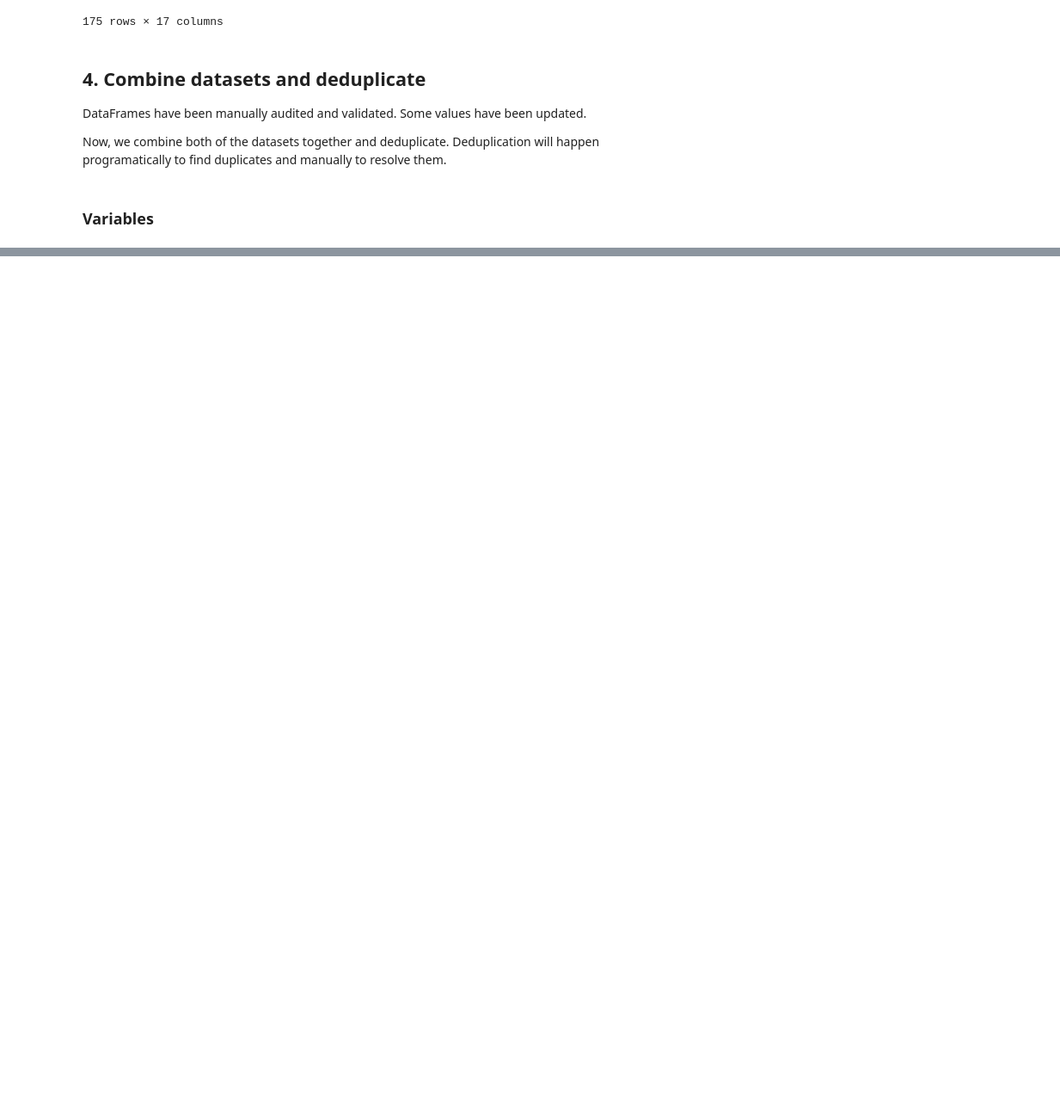
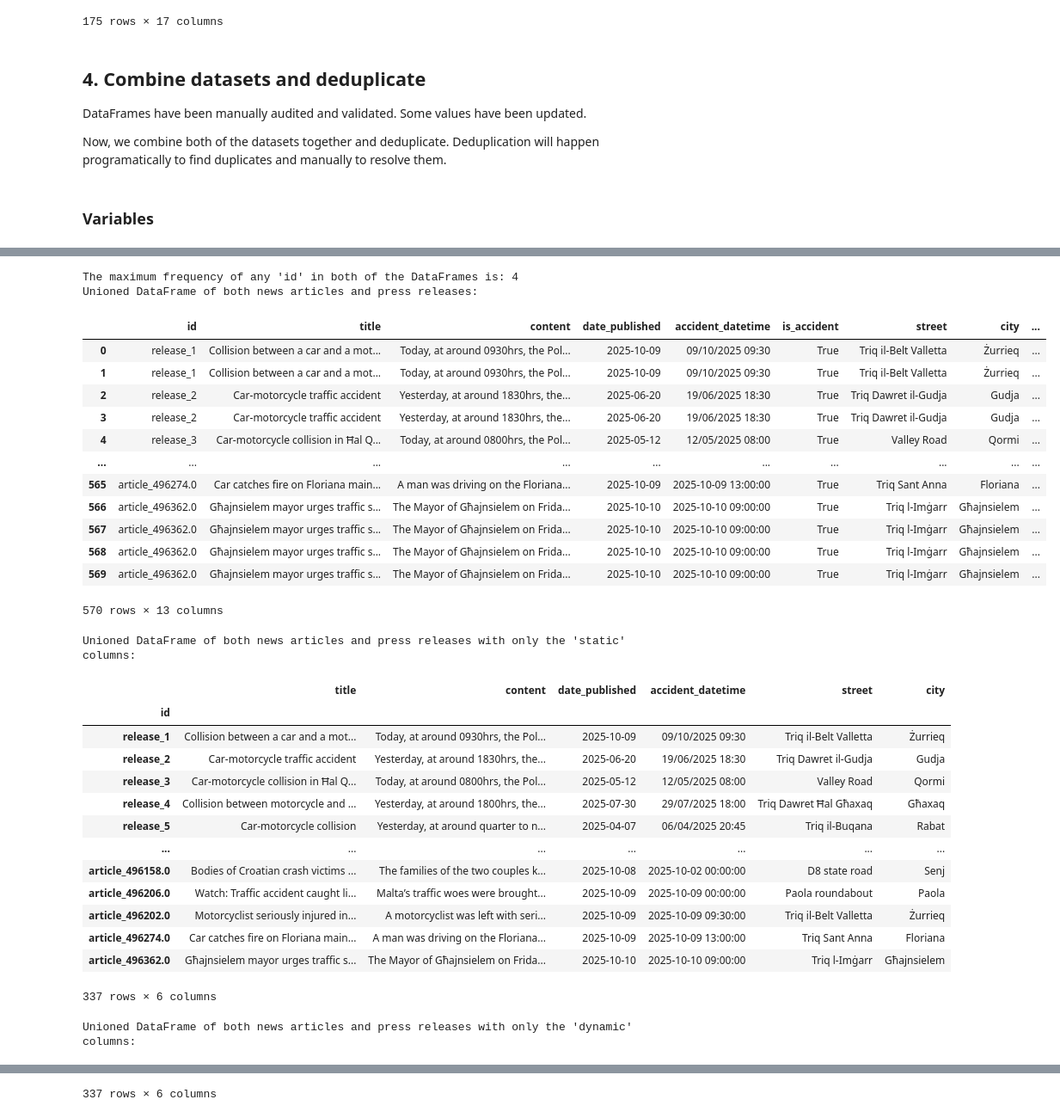
Before and after one commit to michael-vella/ics5110-assignment, a Jupyter notebook: notebooks/final/1_data_preparation.ipynb, the cells around one changed output, grey strips where cells are left out. Shown: that part at 86% size. Drawn from its saved outputs; the diff is of its cells as text; code cells hidden in the pictures; blank space fills up the shorter version.

Commit message:
initial combine of both datasets and deduplication

```diff
--- a/notebooks/final/1_data_preparation.ipynb
+++ b/notebooks/final/1_data_preparation.ipynb
@@ -1224,2 +1242,79 @@ Column names: ['release_id', 'og_title', 'og_content', 'og_date_published', 'og_
+# %%
+# function to process dynamic columns for each group
+def process_dynamic_group(group):
+    row_data = {}
+    # Using uppercase letters for prefixes A, B, C...
+    prefixes = [chr(i) for i in range(ord('A'), ord('Z') + 1)]
+
+    for i, (_, row) in enumerate(group[dynamic_cols].iterrows()):
+        prefix = prefixes[i]
+        for col in dynamic_cols:
+            row_data[f'{prefix}_{col}'] = row[col]
+    return pd.Series(row_data)
 # %%
-# to-do: combine both of them together, add logic to detect duplicates and remove duplicates manually
+max_id_frequency = max(max_id_frequency_press_releases, max_id_frequency_news_articles)
+print(f"The maximum frequency of any 'id' in both of the DataFrames is: {max_id_frequency}")
+
+# define the static columns that should be unique per release_id
+static_cols = [
+    "id", "title", "content", "date_published",
+    "accident_datetime", "street", "city"
+]
+
+# define the dynamic columns that need to be expanded with prefixes
+dynamic_cols = [
+    "number_injured", "accident_severity", "vehicle_type",
+    "driver_age", "driver_gender"
+]
+
+all_columns = static_cols + dynamic_cols
+
+unioned_df = pd.concat([audited_press_releases_df, audited_news_articles_df], ignore_index=True)
+print("Unioned DataFrame of both news articles and press releases:")
+display(unioned_df)
+
+static_unioned_df = unioned_df[static_cols].drop_duplicates(subset=["id"]).set_index("id")
+print("Unioned DataFrame of both news articles and press releases with only the 'static' columns:")
+display(static_unioned_df)
+
+dynamic_unioned_df = unioned_df.groupby("id").apply(process_dynamic_group, include_groups=False).unstack()
+print("Unioned DataFrame of both news articles and press releases with only the 'dynamic' columns:")
+display(static_unioned_df)
+
+
+accidents_with_duplicates_df = static_unioned_df.merge(dynamic_unioned_df, left_index=True, right_index=True, how='left')
+accidents_with_duplicates_df = accidents_with_duplicates_df.reset_index()
+print("All accidents, with duplicates from both data sources:")
+display(accidents_with_duplicates_df)
+# %% [output]
+The maximum frequency of any 'id' in both of the DataFrames is: 4
+Unioned DataFrame of both news articles and press releases:
+|  | id | title | content | date_published | accident_datetime | is_accident | street | city | ... |
+| 0 | release_1 | Collision between a car and a mot... | Today, at around 0930hrs, the Pol... | 2025-10-09 | 09/10/2025 09:30 | True | Triq il-Belt Valletta | Żurrieq | ... |
+| 1 | release_1 | Collision between a car and a mot... | Today, at around 0930hrs, the Pol... | 2025-10-09 | 09/10/2025 09:30 | True | Triq il-Belt Valletta | Żurrieq | ... |
+| 2 | release_2 | Car-motorcycle traffic accident | Yesterday, at around 1830hrs, the... | 2025-06-20 | 19/06/2025 18:30 | True | Triq Dawret il-Gudja | Gudja | ... |
+| 3 | release_2 | Car-motorcycle traffic accident | Yesterday, at around 1830hrs, the... | 2025-06-20 | 19/06/2025 18:30 | True | Triq Dawret il-Gudja | Gudja | ... |
+| 4 | release_3 | Car-motorcycle collision in Ħal Q... | Today, at around 0800hrs, the Pol... | 2025-05-12 | 12/05/2025 08:00 | True | Valley Road | Qormi | ... |
+| ... | ... | ... | ... | ... | ... | ... | ... | ... | ... |
+| 565 | article_496274.0 | Car catches fire on Floriana main... | A man was driving on the Floriana... | 2025-10-09 | 2025-10-09 13:00:00 | True | Triq Sant Anna | Floriana | ... |
+| 566 | article_496362.0 | Għajnsielem mayor urges traffic s... | The Mayor of Għajnsielem on Frida... | 2025-10-10 | 2025-10-10 09:00:00 | True | Triq l-Imġarr | Għajnsielem | ... |
+| 567 | article_496362.0 | Għajnsielem mayor urges traffic s... | The Mayor of Għajnsielem on Frida... | 2025-10-10 | 2025-10-10 09:00:00 | True | Triq l-Imġarr | Għajnsielem | ... |
+| 568 | article_496362.0 | Għajnsielem mayor urges traffic s... | The Mayor of Għajnsielem on Frida... | 2025-10-10 | 2025-10-10 09:00:00 | True | Triq l-Imġarr | Għajnsielem | ... |
+| 569 | article_496362.0 | Għajnsielem mayor urges traffic s... | The Mayor of Għajnsielem on Frida... | 2025-10-10 | 2025-10-10 09:00:00 | True | Triq l-Imġarr | Għajnsielem | ... |
+570 rows × 13 columns
+Unioned DataFrame of both news articles and press releases with only the 'static' columns:
+|  | title | content | date_published | accident_datetime | street | city |
+| id |  |  |  |  |  |  |
+| release_1 | Collision between a car and a mot... | Today, at around 0930hrs, the Pol... | 2025-10-09 | 09/10/2025 09:30 | Triq il-Belt Valletta | Żurrieq |
+| release_2 | Car-motorcycle traffic accident | Yesterday, at around 1830hrs, the... | 2025-06-20 | 19/06/2025 18:30 | Triq Dawret il-Gudja | Gudja |
+| release_3 | Car-motorcycle collision in Ħal Q... | Today, at around 0800hrs, the Pol... | 2025-05-12 | 12/05/2025 08:00 | Valley Road | Qormi |
+| release_4 | Collision between motorcycle and ... | Yesterday, at around 1800hrs, the... | 2025-07-30 | 29/07/2025 18:00 | Triq Dawret Ħal Għaxaq | Għaxaq |
+| release_5 | Car-motorcycle collision | Yesterday, at around quarter to n... | 2025-04-07 | 06/04/2025 20:45 | Triq il-Buqana | Rabat |
+| ... | ... | ... | ... | ... | ... | ... |
+| article_496158.0 | Bodies of Croatian crash victims ... | The families of the two couples k... | 2025-10-08 | 2025-10-02 00:00:00 | D8 state road | Senj |
+| article_496206.0 | Watch: Traffic accident caught li... | Malta’s traffic woes were brought... | 2025-10-09 | 2025-10-09 00:00:00 | Paola roundabout | Paola |
+| article_496202.0 | Motorcyclist seriously injured in... | A motorcyclist was left with seri... | 2025-10-09 | 2025-10-09 09:30:00 | Triq il-Belt Valletta | Żurrieq |
+| article_496274.0 | Car catches fire on Floriana main... | A man was driving on the Floriana... | 2025-10-09 | 2025-10-09 13:00:00 | Triq Sant Anna | Floriana |
+| article_496362.0 | Għajnsielem mayor urges traffic s... | The Mayor of Għajnsielem on Frida... | 2025-10-10 | 2025-10-10 09:00:00 | Triq l-Imġarr | Għajnsielem |
+337 rows × 6 columns
+Unioned DataFrame of both news articles and press releases with only the 'dynamic' columns:
@@ -1225,0 +1334 @@ Column names: ['release_id', 'og_title', 'og_content', 'og_date_published', 'og_
+337 rows × 6 columns
```
Also changed, not shown: parts of 13 cells of this notebook.
